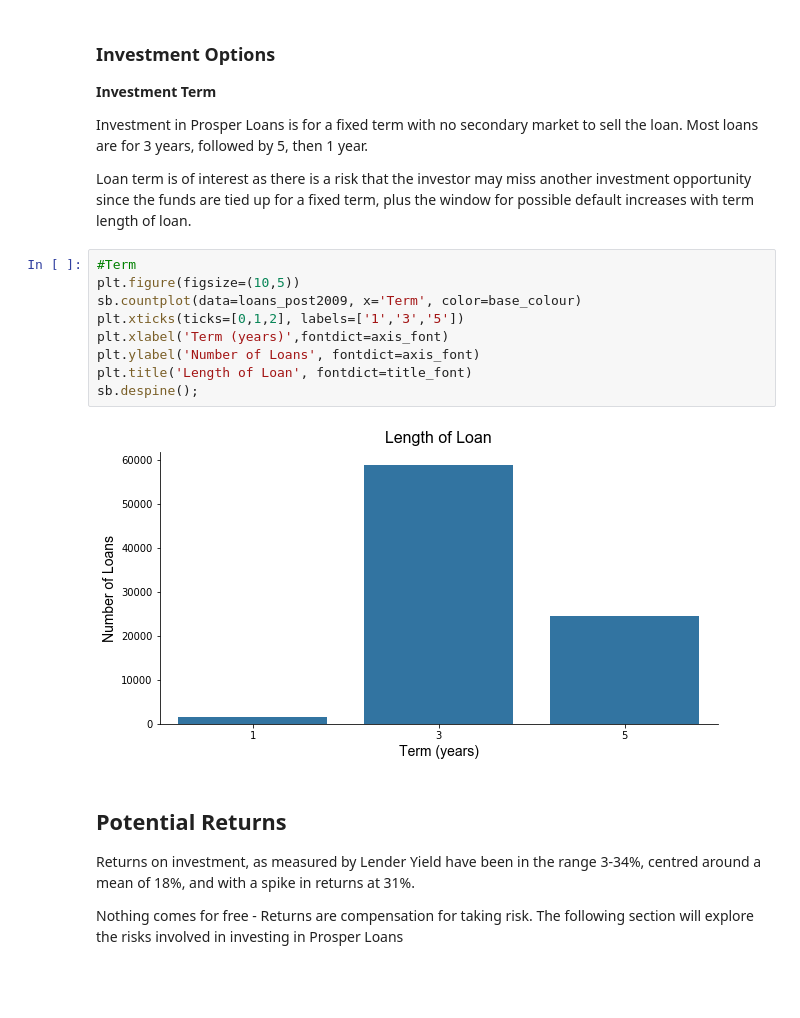
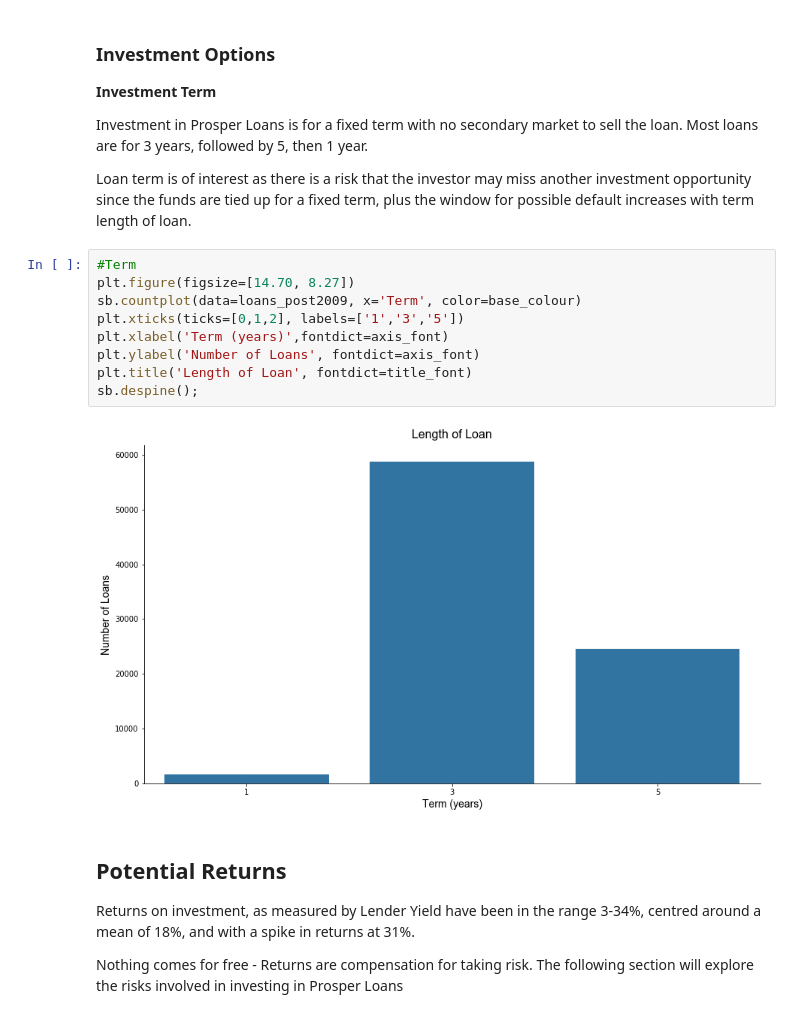
Before and after one commit to JenniferRomana/prosper_loans_PYTHON, a Jupyter notebook: Prosper_slides.ipynb, the cells around one changed output. Saved outputs shown, nothing was run; the diff lists cells and outputs as text; blank space fills up the shorter version.

```diff
--- a/Prosper_slides.ipynb
+++ b/Prosper_slides.ipynb
@@ -136,15 +136,15 @@ Investment in Prosper Loans is for a fixed term with no secondary market to sell
 Loan term is of interest as there is a risk that the investor may miss another investment opportunity since the funds are tied up for a fixed term, plus the window for possible default increases with term length of loan.
 # %%
 #Term
-plt.figure(figsize=(10,5))
+plt.figure(figsize=[14.70, 8.27])
 sb.countplot(data=loans_post2009, x='Term', color=base_colour)
 plt.xticks(ticks=[0,1,2], labels=['1','3','5'])
 plt.xlabel('Term (years)',fontdict=axis_font)
 plt.ylabel('Number of Loans', fontdict=axis_font)
 plt.title('Length of Loan', fontdict=title_font)
 sb.despine();
 # %% [output]
-[figure, old version]
+[figure, new version]
 # %% [markdown]
 ## Potential Returns
 
```
Also changed, not shown: parts of 13 cells of this notebook.
